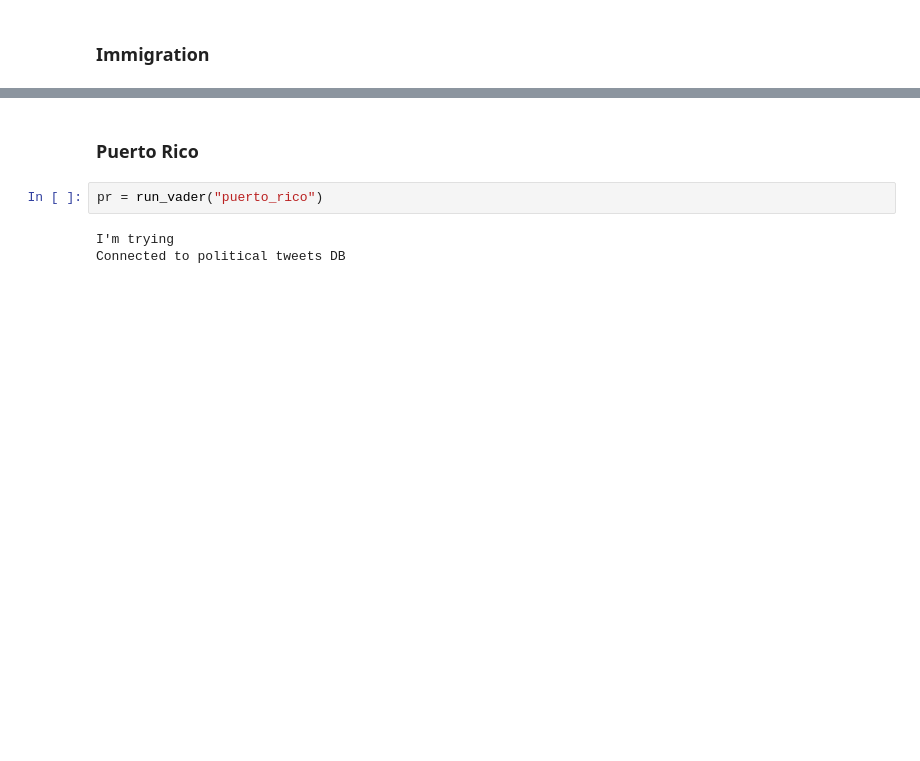
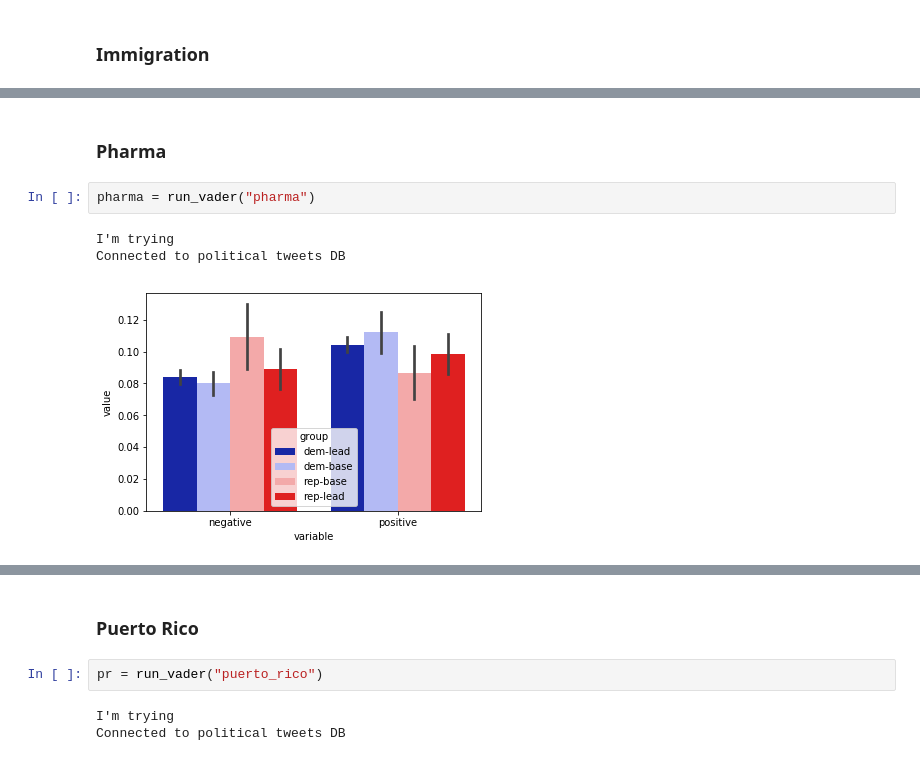
Before and after one commit to cherdeman/political_tweets_spr19, a Jupyter notebook: analysis/Vader Prelim.ipynb, the cells around one changed output, grey strips where cells are left out. Cells and saved outputs as stored; diff of their text form; blank space fills up the shorter version.

Commit message:
updated vader run

```diff
--- a/analysis/Vader Prelim.ipynb
+++ b/analysis/Vader Prelim.ipynb
@@ -408,0 +409,8 @@ Now @senatemajldr says you will try to take our Social Security and Medicare to
+# %% [markdown]
+### Pharma
+# %%
+pharma = run_vader("pharma")
+# %% [output]
+I'm trying
+Connected to political tweets DB
+[figure, added]
```
Also changed, not shown: parts of 43 cells of this notebook.
